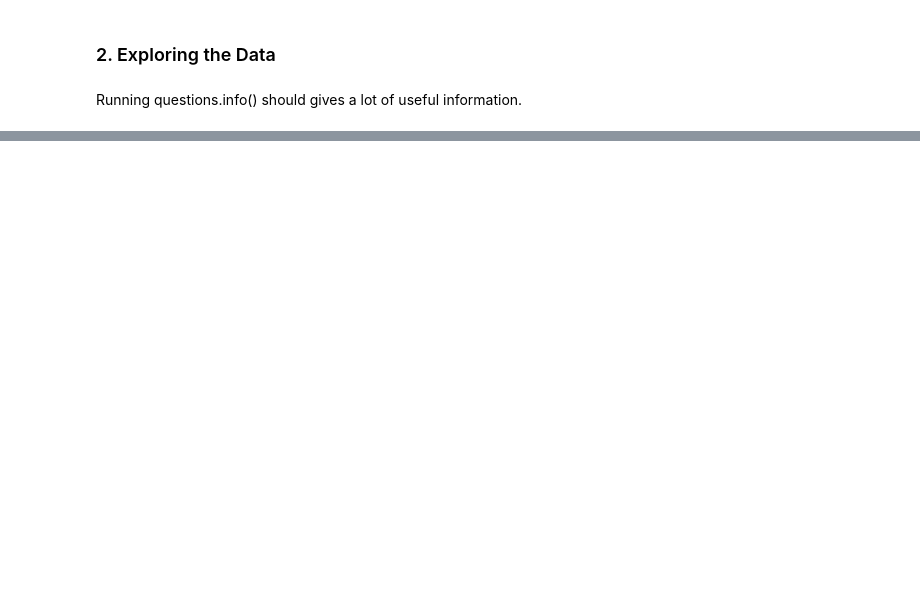
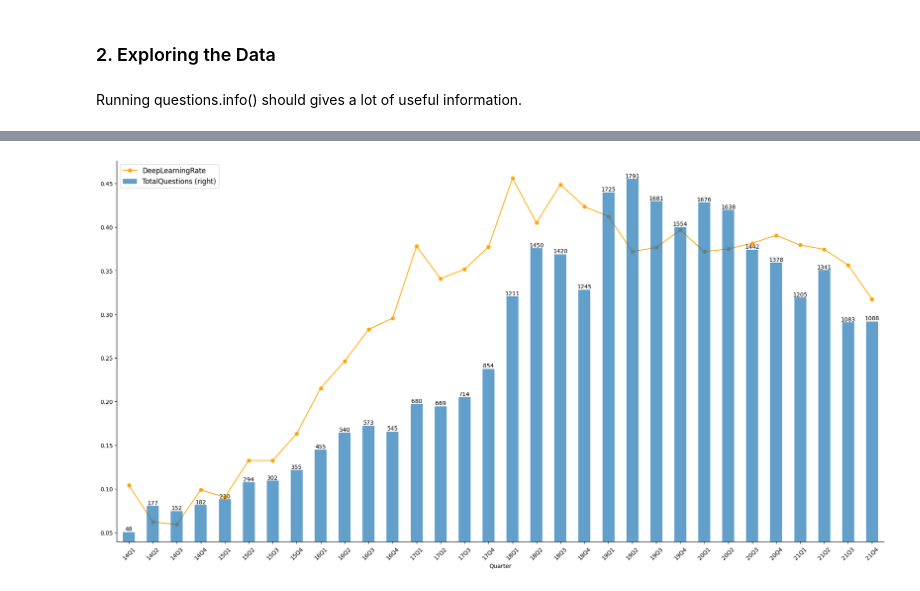
Before and after one commit to DucTrung1802/Data-Science, a Jupyter notebook: final_project_2/final_project_2.ipynb, the cells around one changed output, grey strips where cells are left out. Saved outputs shown, nothing was run; the diff lists cells and outputs as text; code cells hidden in the pictures; blank space fills up the shorter version.

```diff
--- a/final_project_2/final_project_2.ipynb
+++ b/final_project_2/final_project_2.ipynb
@@ -138,0 +316,2 @@ memory usage: 1.9+ MB
+# %%
+all_q["DeepLearning"] = all_q["Tags"].apply(class_deep_learning)
@@ -138,0 +332,9 @@ memory usage: 1.9+ MB
+# %%
+all_q = all_q[all_q["CreationDate"].dt.year < 2022]
+# %%
+def fetch_quarter(datetime):
+    year = str(datetime.year)[-2:]
+    quarter = str(((datetime.month-1) // 3) + 1)
+    return "{y}Q{q}".format(y=year, q=quarter)
+
+all_q["Quarter"] = all_q["CreationDate"].apply(fetch_quarter)
@@ -138,0 +350,8 @@ memory usage: 1.9+ MB
+# %%
+quarterly = all_q.groupby('Quarter').agg({"DeepLearning": ['sum', 'size']})
+quarterly.columns = ['DeepLearningQuestions', 'TotalQuestions']
+quarterly["DeepLearningRate"] = quarterly["DeepLearningQuestions"]\
+                                /quarterly["TotalQuestions"]
+# The following is done to help with visualizations later.
+quarterly.reset_index(inplace=True)
+quarterly.sample(5)
@@ -138,0 +365,28 @@ memory usage: 1.9+ MB
+# %%
+ax1 = quarterly.plot(x="Quarter", y="DeepLearningRate",
+                    kind="line", linestyle="-", marker="o", color="orange",
+                    figsize=(24,12)
+                    )
+
+ax2 = quarterly.plot(x="Quarter", y="TotalQuestions",
+                     kind="bar", ax=ax1, secondary_y=True, alpha=0.7, rot=45)
+
+for idx, t in quarterly["TotalQuestions"].items():
+    ax2.text(idx, t, str(t), ha="center", va="bottom")
+xlims = ax1.get_xlim()
+
+ax1.get_legend().remove()
+
+handles1, labels1 = ax1.get_legend_handles_labels()
+handles2, labels2 = ax2.get_legend_handles_labels()
+ax1.legend(handles=handles1 + handles2,
+           labels=labels1 + labels2,
+           loc="upper left", prop={"size": 12})
+
+
+for ax in (ax1, ax2):
+    for where in ("top", "right"):
+        ax.spines[where].set_visible(False)
+        ax.tick_params(right=False, labelright=False)
+# %% [output]
+[figure, added]
```
Also changed, not shown: parts of 40 cells of this notebook, 2 other files.
